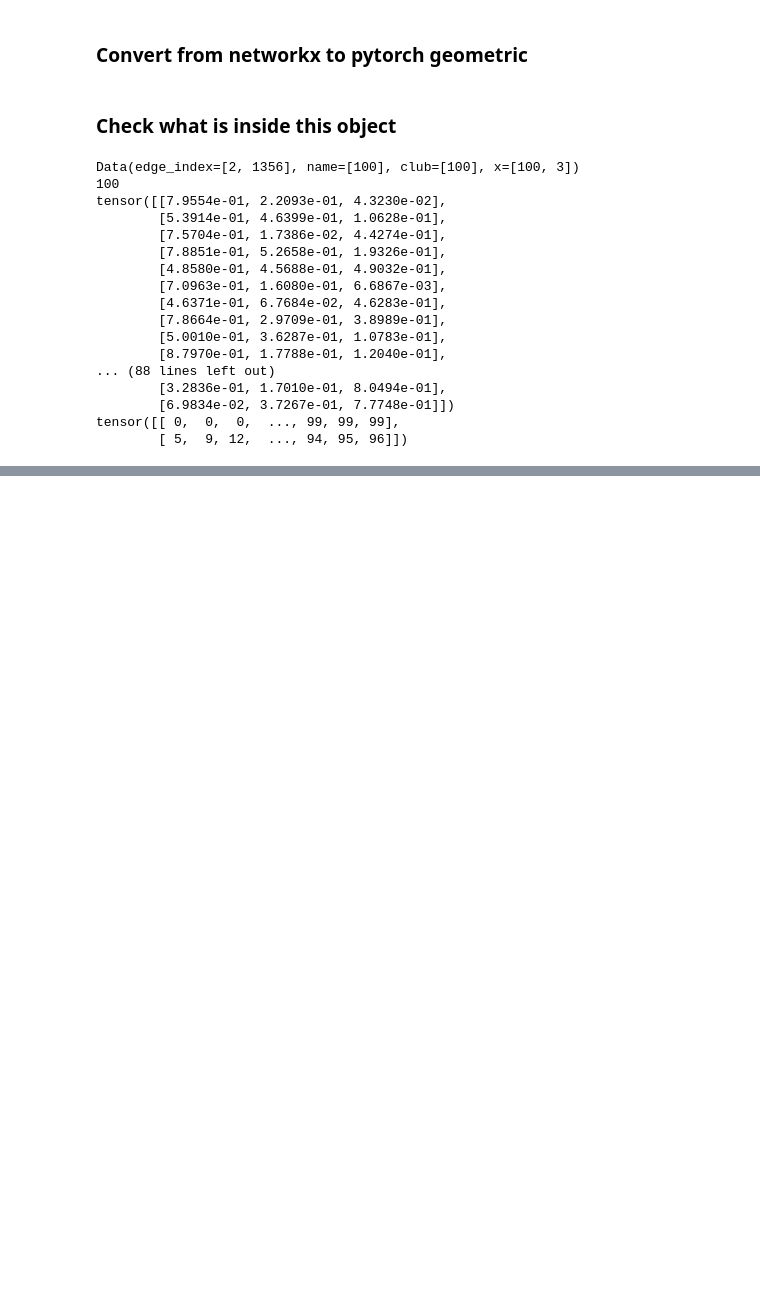
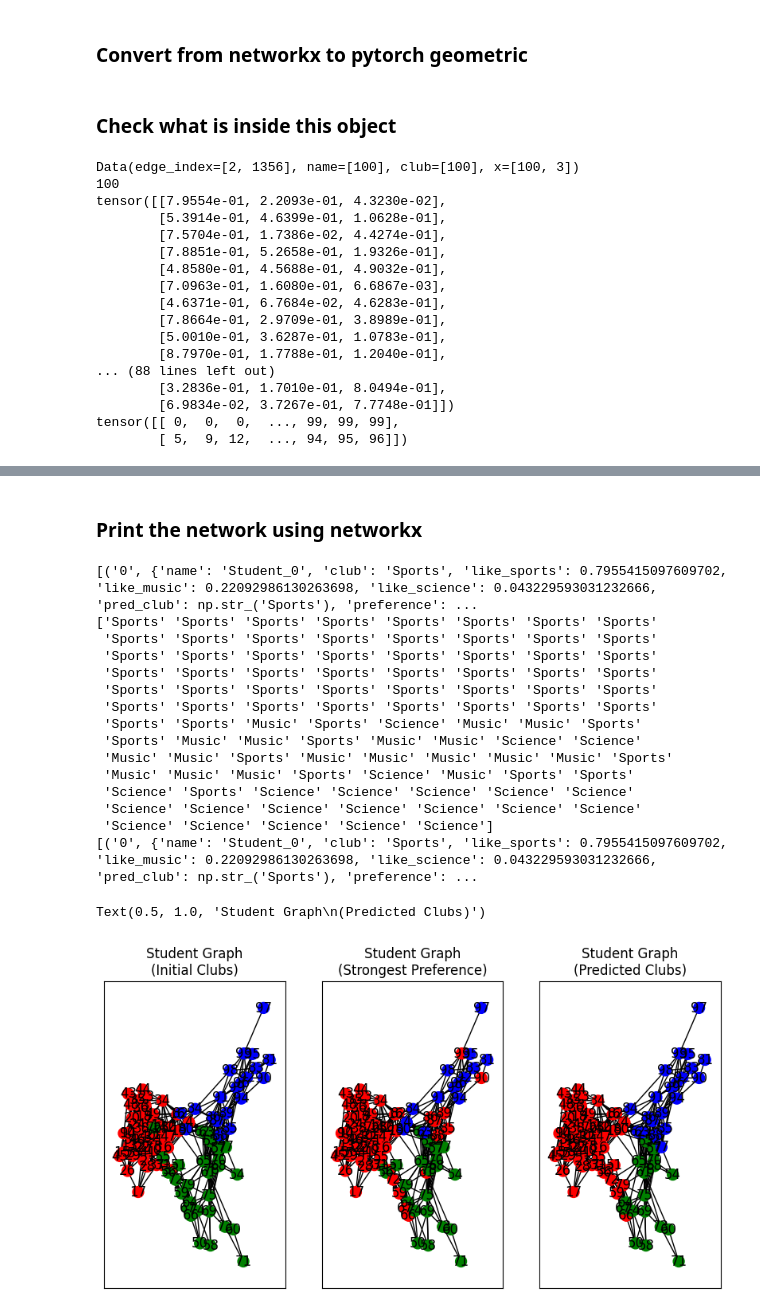
Before and after one commit to mattdlg/projet_GNN, a Jupyter notebook: TP1.ipynb, the cells around one changed output, grey strips where cells are left out. Cells and saved outputs as stored; diff of their text form; code cells hidden in the pictures; blank space fills up the shorter version.

```diff
--- a/TP1.ipynb
+++ b/TP1.ipynb
@@ -73,0 +239,79 @@ tensor([[ 0,  0,  0,  ..., 99, 99, 99],
+# %% [markdown]
+###  Print the network using networkx
+# %%
+# node colors corresponding first to student’s preference, before and after prediction
+plt.figure(figsize=(10, 5))
+pos = nx.spring_layout(graph_nx, seed=42)
+
+# before prediction
+plt.subplot(1, 3, 1)
+
+nx.set_node_attributes(graph_nx,dict(zip(range(len(data.club)),data.club)),"club")
+colors = []
+for node in graph_nx.nodes(data=True):
+    if node[1]['club'] == 'Sports':
+        colors.append('red')
+    elif node[1]['club'] == 'Music':
+        colors.append('green')
+    else:
+        colors.append('blue')
+# edge_colors = ['black' if pred[edge[0]] == pred[edge[1]] else 'gray' for edge in graph_nx.edges()]
+nx.draw_networkx(graph_nx,with_labels=True,width=1,node_size=100,node_color=colors, pos=pos)
+plt.title("Student Graph\n(Initial Clubs)")
+
+# before prediction with color as the strongest preference
+plt.subplot(1, 3, 2)
+pref = ['like_sports', 'like_music', 'like_science']
+nodes_attr = data.x.numpy()
+max_pref = np.array([pref[np.argmax(node)] for node in nodes_attr])
+nx.set_node_attributes(graph_nx, dict(zip(graph_nx.nodes(), max_pref)), "preference")
+print(graph_nx.nodes(data=True))
+colors = []
+for node in graph_nx.nodes(data=True):
+    if node[1]['preference'] == 'like_sports':
+        colors.append('red')
+    elif node[1]['preference'] == 'like_music':
+        colors.append('green')
+    else:
+        colors.append('blue')
+# edge_colors = ['black' if pred[edge[0]] == pred[edge[1]] else 'gray' for edge in graph_nx.edges()]
+nx.draw_networkx(graph_nx,with_labels=True,width=1,node_size=100,node_color=colors, pos=pos)
+plt.title("Student Graph\n(Strongest Preference)")
+
+# after prediction
+plt.subplot(1, 3, 3)
+
+pred_club = encoder.inverse_transform(pred.cpu())
+print(pred_club)
+nx.set_node_attributes(graph_nx, dict(zip(graph_nx.nodes(), pred_club)), "pred_club")
+print(graph_nx.nodes(data=True))
+
+colors = []
+for node in graph_nx.nodes(data=True):
+    if node[1]['pred_club'] == 'Sports':
+        colors.append('red')
+    elif node[1]['pred_club'] == 'Music':
+        colors.append('green')
+    else:
+        colors.append('blue')
+# edge_colors = ['black' if pred[edge[0]] == pred[edge[1]] else 'gray' for edge in graph_nx.edges()]
+nx.draw_networkx(graph_nx,with_labels=True,width=1,node_size=100,node_color=colors, pos=pos)
+plt.title("Student Graph\n(Predicted Clubs)")
+# %% [output]
+[('0', {'name': 'Student_0', 'club': 'Sports', 'like_sports': 0.7955415097609702, 'like_music': 0.22092986130263698, 'like_science': 0.043229593031232666, 'pred_club': np.str_('Sports'), 'preference': ...
+['Sports' 'Sports' 'Sports' 'Sports' 'Sports' 'Sports' 'Sports' 'Sports'
+ 'Sports' 'Sports' 'Sports' 'Sports' 'Sports' 'Sports' 'Sports' 'Sports'
+ 'Sports' 'Sports' 'Sports' 'Sports' 'Sports' 'Sports' 'Sports' 'Sports'
+ 'Sports' 'Sports' 'Sports' 'Sports' 'Sports' 'Sports' 'Sports' 'Sports'
+ 'Sports' 'Sports' 'Sports' 'Sports' 'Sports' 'Sports' 'Sports' 'Sports'
+ 'Sports' 'Sports' 'Sports' 'Sports' 'Sports' 'Sports' 'Sports' 'Sports'
+ 'Sports' 'Sports' 'Music' 'Sports' 'Science' 'Music' 'Music' 'Sports'
+ 'Sports' 'Music' 'Music' 'Sports' 'Music' 'Music' 'Science' 'Science'
+ 'Music' 'Music' 'Sports' 'Music' 'Music' 'Music' 'Music' 'Music' 'Sports'
+ 'Music' 'Music' 'Music' 'Sports' 'Science' 'Music' 'Sports' 'Sports'
+ 'Science' 'Sports' 'Science' 'Science' 'Science' 'Science' 'Science'
+ 'Science' 'Science' 'Science' 'Science' 'Science' 'Science' 'Science'
+ 'Science' 'Science' 'Science' 'Science' 'Science']
+[('0', {'name': 'Student_0', 'club': 'Sports', 'like_sports': 0.7955415097609702, 'like_music': 0.22092986130263698, 'like_science': 0.043229593031232666, 'pred_club': np.str_('Sports'), 'preference': ...
+Text(0.5, 1.0, 'Student Graph\n(Predicted Clubs)')
+[figure, added]
```
Also changed, not shown: parts of 38 cells of this notebook.
